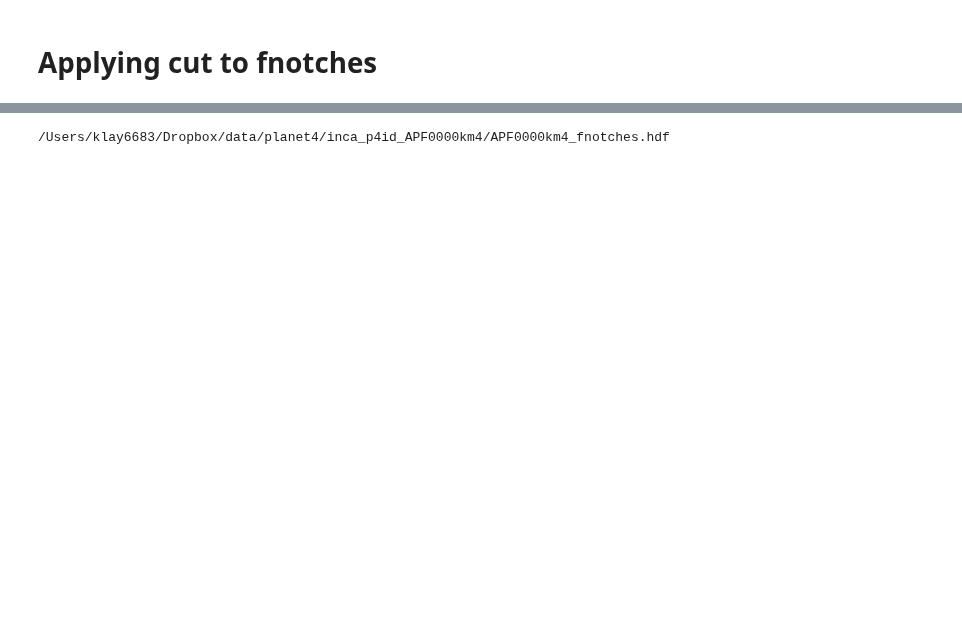
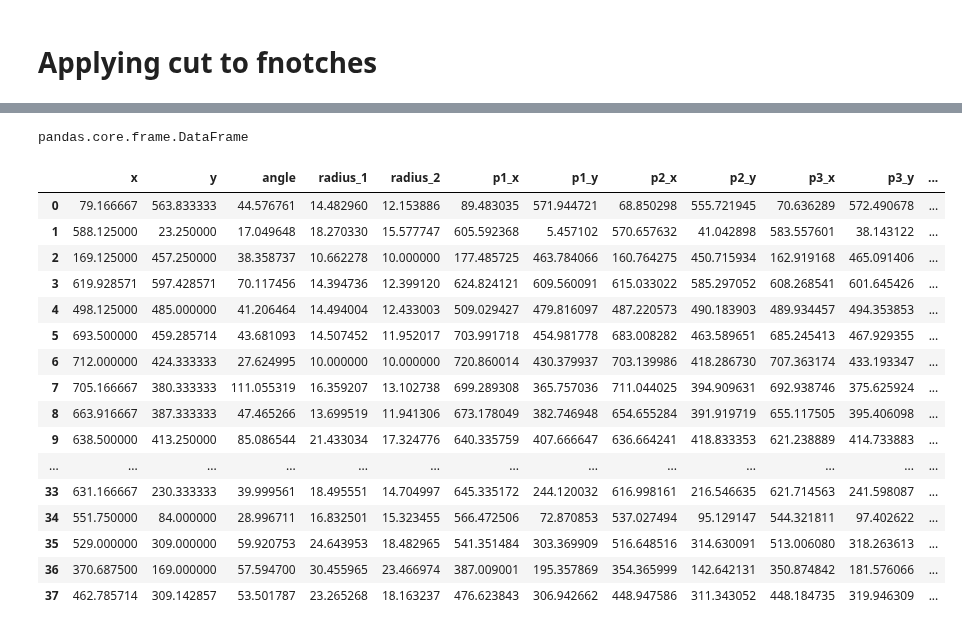
Before and after one commit to michaelaye/planet4, a Jupyter notebook: notebooks/2015-08-09 ClusteringManager.ipynb, the cells around one changed output, grey strips where cells are left out. Cells and saved outputs as stored; diff of their text form; code cells hidden in the pictures; blank space fills up the shorter version.

```diff
--- a/notebooks/2015-08-09 ClusteringManager.ipynb
+++ b/notebooks/2015-08-09 ClusteringManager.ipynb
@@ -109 +98,4 @@ output_dir = Path('/Users/klay6683/Dropbox/data/planet4/inca_p4id_APF0000km4/')
+# %%
+output_dir = io.dropbox() / 'season23_by_id_fnotched_0.5/'
+input_dir = io.dropbox() / 'season23_by_id'
 # %%
@@ -136,7 +150,31 @@ def process_fnotch_fname(fname):
     completeblotches.to_hdf(str(outpath / resman.blotchfile.name), 'df')
 # %%
 for fnotch in fnotch_fnames:
-    print(fnotch)
-    process_fnotch_fname(fnotch)
+    image_id = fnotch.stem.split('_')[0]
+    process_fnotch_fname(image_id)
-# %% [output]
-/Users/klay6683/Dropbox/data/planet4/inca_p4id_APF0000km4/APF0000km4_fnotches.hdf
+# %%
+resman = plotting.ResultManager('APF000036k', input_dir)
+# %%
+type(resman.fandf)
+# %% [output]
+pandas.core.frame.DataFrame
+# %%
+resman.blotchdf
+# %% [output]
+|  | x | y | angle | radius_1 | radius_2 | p1_x | p1_y | p2_x | p2_y | p3_x | p3_y | ... |
+| 0 | 79.166667 | 563.833333 | 44.576761 | 14.482960 | 12.153886 | 89.483035 | 571.944721 | 68.850298 | 555.721945 | 70.636289 | 572.490678 | ... |
+| 1 | 588.125000 | 23.250000 | 17.049648 | 18.270330 | 15.577747 | 605.592368 | 5.457102 | 570.657632 | 41.042898 | 583.557601 | 38.143122 | ... |
+| 2 | 169.125000 | 457.250000 | 38.358737 | 10.662278 | 10.000000 | 177.485725 | 463.784066 | 160.764275 | 450.715934 | 162.919168 | 465.091406 | ... |
+| 3 | 619.928571 | 597.428571 | 70.117456 | 14.394736 | 12.399120 | 624.824121 | 609.560091 | 615.033022 | 585.297052 | 608.268541 | 601.645426 | ... |
+| 4 | 498.125000 | 485.000000 | 41.206464 | 14.494004 | 12.433003 | 509.029427 | 479.816097 | 487.220573 | 490.183903 | 489.934457 | 494.353853 | ... |
+| 5 | 693.500000 | 459.285714 | 43.681093 | 14.507452 | 11.952017 | 703.991718 | 454.981778 | 683.008282 | 463.589651 | 685.245413 | 467.929355 | ... |
+| 6 | 712.000000 | 424.333333 | 27.624995 | 10.000000 | 10.000000 | 720.860014 | 430.379937 | 703.139986 | 418.286730 | 707.363174 | 433.193347 | ... |
+| 7 | 705.166667 | 380.333333 | 111.055319 | 16.359207 | 13.102738 | 699.289308 | 365.757036 | 711.044025 | 394.909631 | 692.938746 | 375.625924 | ... |
+| 8 | 663.916667 | 387.333333 | 47.465266 | 13.699519 | 11.941306 | 673.178049 | 382.746948 | 654.655284 | 391.919719 | 655.117505 | 395.406098 | ... |
+| 9 | 638.500000 | 413.250000 | 85.086544 | 21.433034 | 17.324776 | 640.335759 | 407.666647 | 636.664241 | 418.833353 | 621.238889 | 414.733883 | ... |
+| ... | ... | ... | ... | ... | ... | ... | ... | ... | ... | ... | ... | ... |
+| 33 | 631.166667 | 230.333333 | 39.999561 | 18.495551 | 14.704997 | 645.335172 | 244.120032 | 616.998161 | 216.546635 | 621.714563 | 241.598087 | ... |
+| 34 | 551.750000 | 84.000000 | 28.996711 | 16.832501 | 15.323455 | 566.472506 | 72.870853 | 537.027494 | 95.129147 | 544.321811 | 97.402622 | ... |
+| 35 | 529.000000 | 309.000000 | 59.920753 | 24.643953 | 18.482965 | 541.351484 | 303.369909 | 516.648516 | 314.630091 | 513.006080 | 318.263613 | ... |
+| 36 | 370.687500 | 169.000000 | 57.594700 | 30.455965 | 23.466974 | 387.009001 | 195.357869 | 354.365999 | 142.642131 | 350.874842 | 181.576066 | ... |
+| 37 | 462.785714 | 309.142857 | 53.501787 | 23.265268 | 18.163237 | 476.623843 | 306.942662 | 448.947586 | 311.343052 | 448.184735 | 319.946309 | ... |
```
Also changed, not shown: parts of 29 cells of this notebook, 5 other files.
